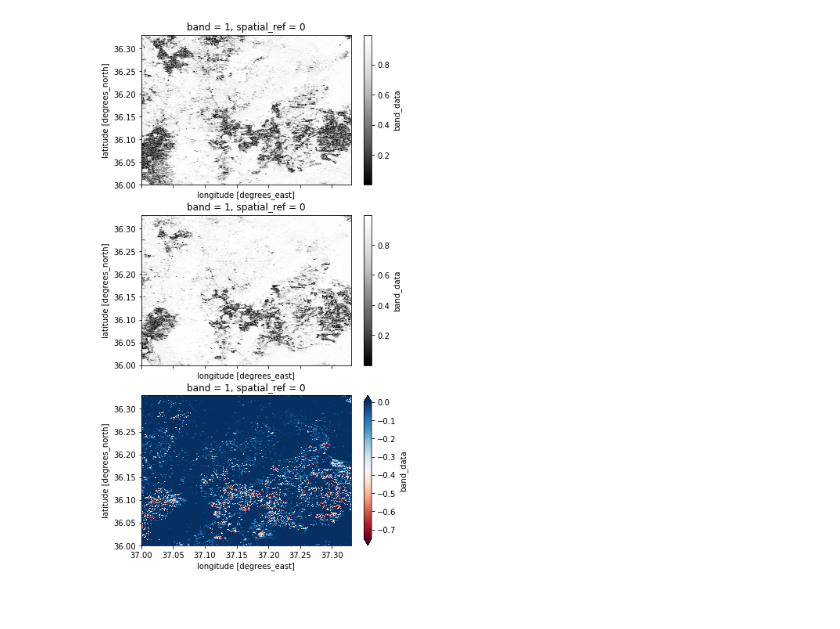
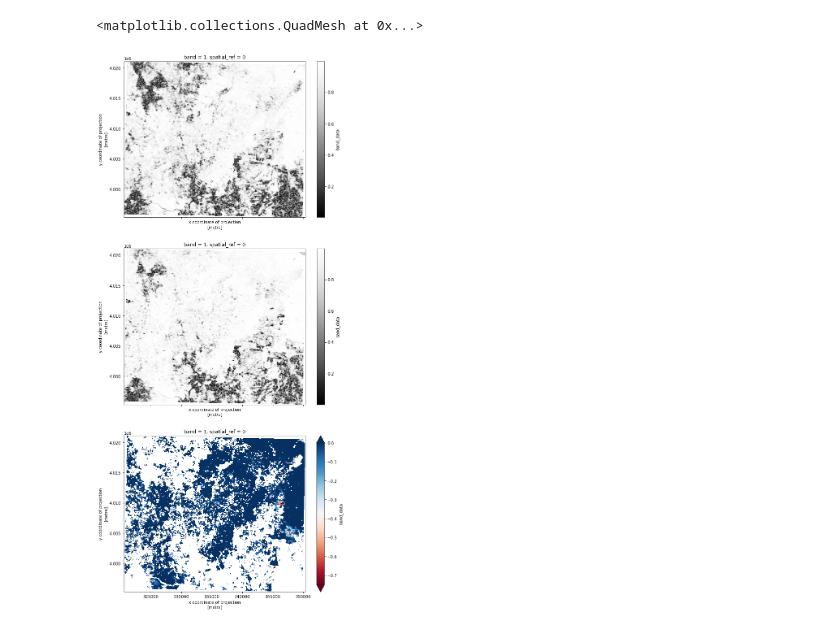
Before and after one commit to porefluid/arset, a Jupyter notebook: code/01_detect_coh_change.ipynb, the cells around one changed output. Drawn from its saved outputs; the diff is of its cells as text; code cells hidden in the pictures.

```diff
--- a/code/01_detect_coh_change.ipynb
+++ b/code/01_detect_coh_change.ipynb
@@ -18,3 +23,11 @@ event = os.path.join(insar_path,
 # %%
 pre = xr.open_dataset(pre_event, engine="rasterio")
 post = xr.open_dataset(event, engine="rasterio")
+# %%
+#Define and area of interest as WKT over Aleppo, Syria
+aoi = shapely.wkt.loads("POLYGON((37.0072 36.091, \
+                        37.3326 36.091,37.3326 36.3183, \
+                        37.0072 36.3183,37.0072 36.091))")
+gs = gpd.GeoSeries(aoi, crs = 'EPSG:4326').to_crs(pre.rio.crs)
+# Translate to geojson for quick addition to interactrive Folium maps
+geo_j = folium.GeoJson(data=gs.to_json())
@@ -21,3 +36,6 @@ post = xr.open_dataset(event, engine="rasterio")
 # %%
-pre_proj = pre.rio.reproject("EPSG:4326")
-post_proj = post.rio.reproject("EPSG:4326")
+#pre_proj = pre.rio.reproject("EPSG:4326")
+#post_proj = post.rio.reproject("EPSG:4326")
+
+pre_proj = pre.rio.clip(gs)
+post_proj = post.rio.clip(gs)
@@ -24,4 +62,4 @@ post_proj = post.rio.reproject("EPSG:4326")
 # %%
 # Calculate the change in coherence relative to the pre-conflict
 
-dif = (post['band_data'] - pre['band_data'])/pre['band_data']
+dif = (post_proj['band_data'] - pre_proj['band_data'])/pre_proj['band_data']
@@ -35,14 +68,21 @@ dif_proj.plot(vmin = -.75, vmax = 0)
 # %%
-fig, ax = plt.subplots(3,1, figsize=(6,12), sharex=True)
+fig, ax = plt.subplots(3,1, figsize=(10,24), sharex=True)
+
+mask = pre_proj['band_data'] < 0.8
 
 pre_proj['band_data'].plot(cmap='Greys_r', ax = ax[0])
 post_proj['band_data'].plot(cmap='Greys_r', ax = ax[1])
-dif_proj.plot(cmap='RdBu', ax = ax[2], vmin = -.75, vmax = 0)
 
-for a in ax:
-    a.set_xlim(37, 37.33)
-    a.set_ylim(36, 36.33)
+dif.where(pre_proj > 0.9)['band_data'].plot(cmap='RdBu', ax = ax[2], vmin = -.75, vmax = 0)
 
-plt.savefig(os.path.join(fig_dir, 'example_aleppo.png'), dpi=300, facecolor='white')
+#dif.plot(cmap='RdBu', ax = ax[2], vmin = -.75, vmax = 0)
+#dif_mask.where(dif_mask ==0).plot(cmap='RdBu', ax = ax[2], vmin = -.75, vmax = 0)
+
+# for a in ax:
+#     a.set_xlim(37.08, 37.22)
+#     a.set_ylim(36.13, 36.26)
+
+#plt.savefig(os.path.join(fig_dir, 'example_aleppo.png'), dpi=300, facecolor='white')
 # %% [output]
+<matplotlib.collections.QuadMesh at 0x...>
-[figure, old version]
+[figure, new version]
```
Also changed, not shown: parts of 13 cells of this notebook, 2 other files.
